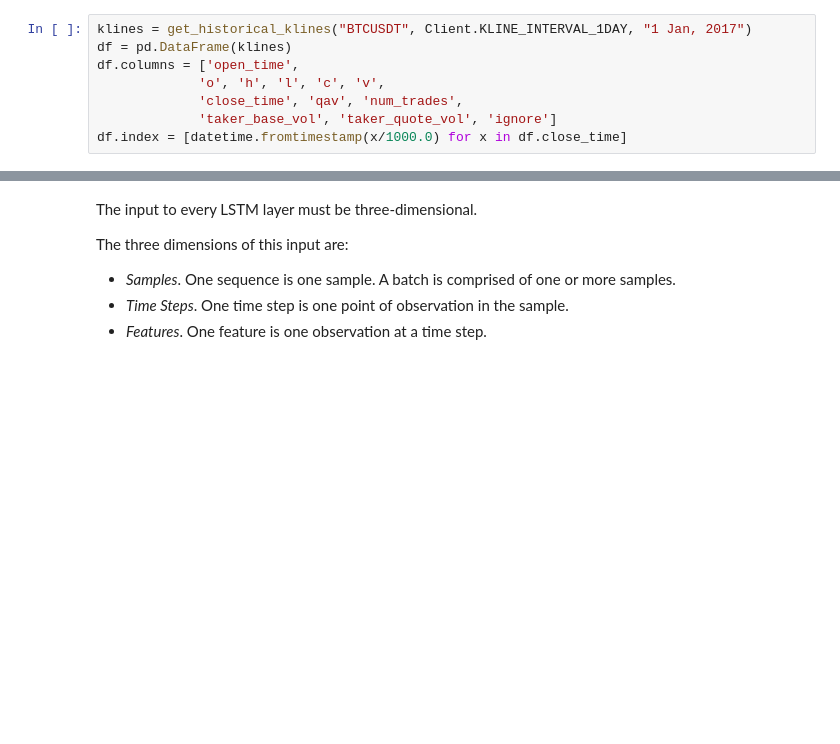
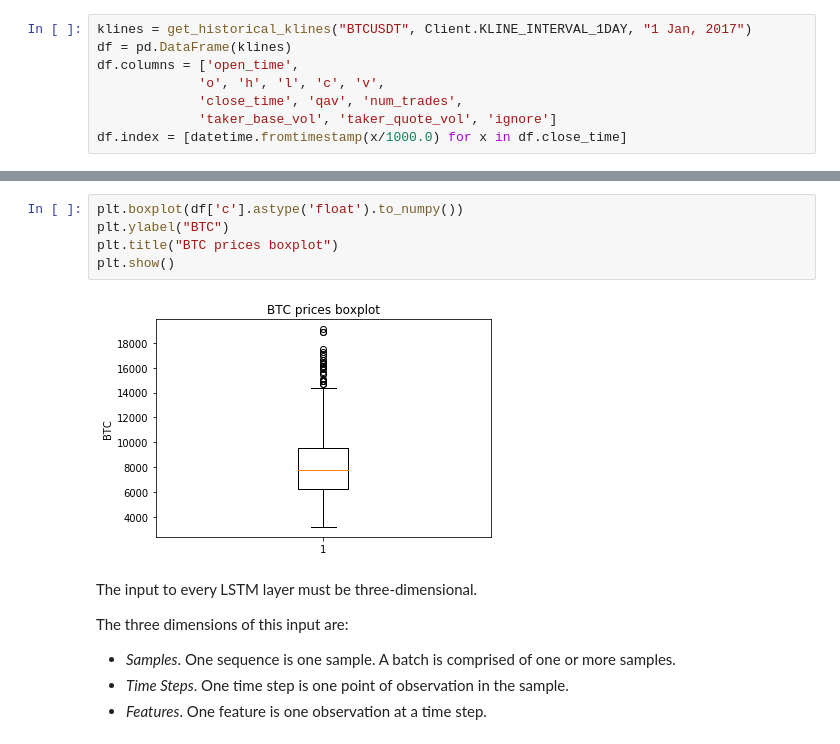
Before and after one commit to Drabble/CryptoPredictions, a Jupyter notebook: CryptoPredictions.ipynb, the cells around one changed output, grey strips where cells are left out. Drawn from its saved outputs; the diff is of its cells as text; blank space fills up the shorter version.

```diff
--- a/CryptoPredictions.ipynb
+++ b/CryptoPredictions.ipynb
@@ -194,3 +194,10 @@ Text(0, 0.5, 'USD')
+# %%
+plt.boxplot(df['c'].astype('float').to_numpy())
+plt.ylabel("BTC")
+plt.title("BTC prices boxplot")
+plt.show()
+# %% [output]
+[figure, added]
 # %% [markdown]
 The input to every LSTM layer must be three-dimensional.
 
```
Also changed, not shown: parts of 16 cells of this notebook.
